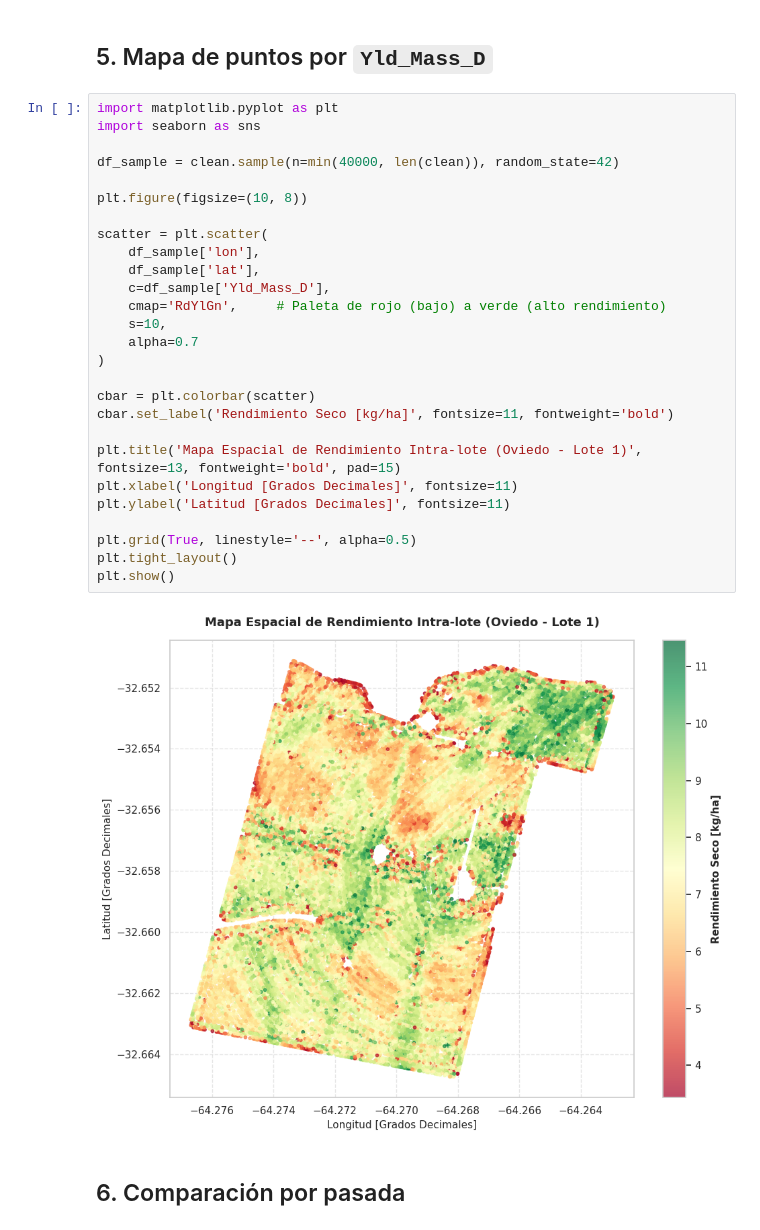
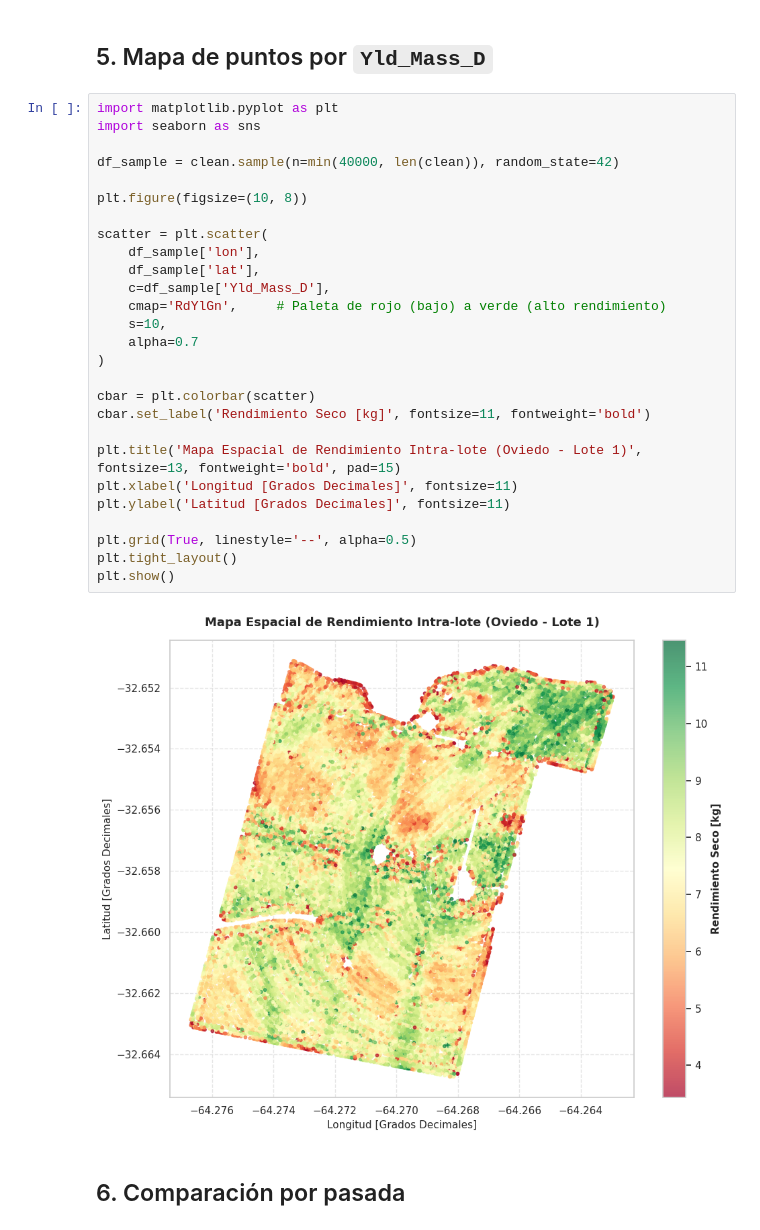
Before and after one commit to FFerrerPuccio1/Ciencia-Datos-G4, a Jupyter notebook: notebooks/01_eda_mapa_rendimiento.ipynb, the cells around one changed output. Cells and saved outputs as stored; diff of their text form.

```diff
--- a/notebooks/01_eda_mapa_rendimiento.ipynb
+++ b/notebooks/01_eda_mapa_rendimiento.ipynb
@@ -277,32 +284,32 @@ clean[list(v[0] for v in vars_)].describe()
 # %%
 import matplotlib.pyplot as plt
 import seaborn as sns
 
 df_sample = clean.sample(n=min(40000, len(clean)), random_state=42)
 
 plt.figure(figsize=(10, 8))
 
 scatter = plt.scatter(
     df_sample['lon'],
     df_sample['lat'],
     c=df_sample['Yld_Mass_D'],
     cmap='RdYlGn',     # Paleta de rojo (bajo) a verde (alto rendimiento)
     s=10,
     alpha=0.7
 )
 
 cbar = plt.colorbar(scatter)
-cbar.set_label('Rendimiento Seco [kg/ha]', fontsize=11, fontweight='bold')
+cbar.set_label('Rendimiento Seco [kg]', fontsize=11, fontweight='bold')
 
 plt.title('Mapa Espacial de Rendimiento Intra-lote (Oviedo - Lote 1)', fontsize=13, fontweight='bold', pad=15)
 plt.xlabel('Longitud [Grados Decimales]', fontsize=11)
 plt.ylabel('Latitud [Grados Decimales]', fontsize=11)
 
 plt.grid(True, linestyle='--', alpha=0.5)
 plt.tight_layout()
 plt.show()
 # %% [output]
-[figure, old version]
+[figure, new version]
 # %% [markdown]
 ## 6. Comparación por pasada
 # %%
```
Also changed, not shown: parts of 5 cells of this notebook.
